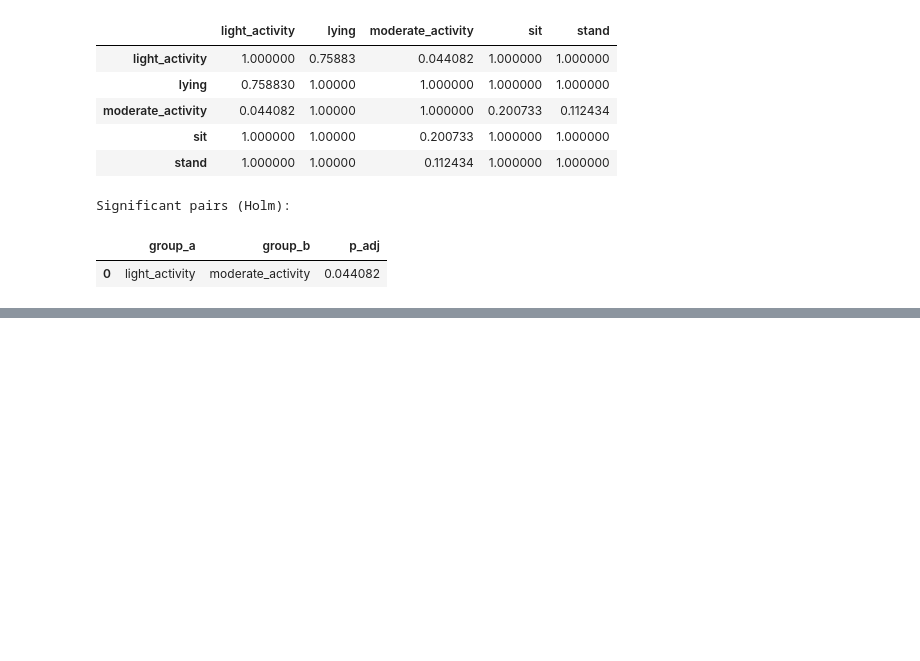
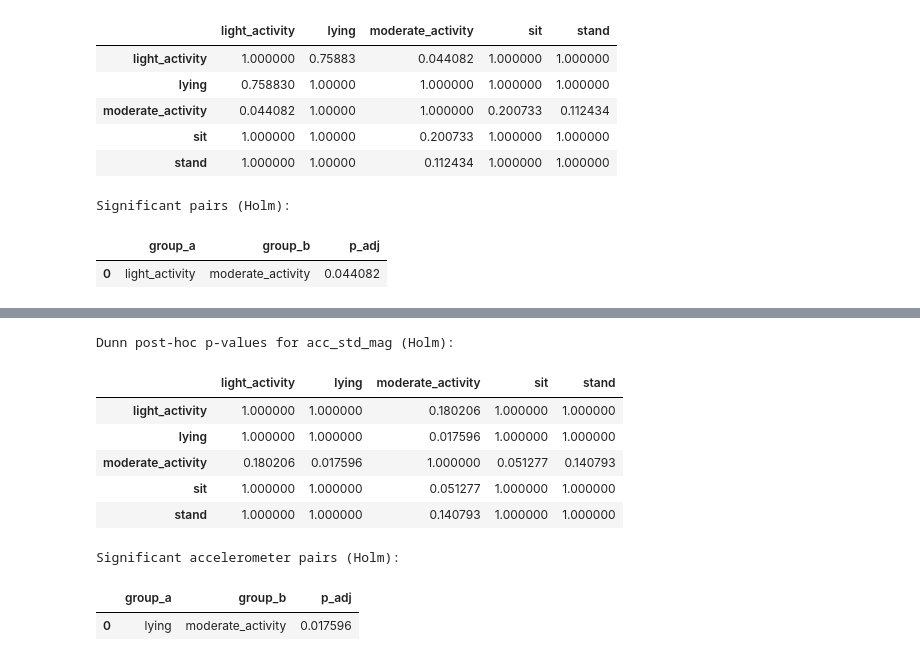
Before and after one commit to james-burdon/MDM3-dynamic-therapeutics, a Jupyter notebook: EDF_Activity_Analysis.ipynb, the cells around one changed output, grey strips where cells are left out. Cells and saved outputs as stored; diff of their text form; code cells hidden in the pictures; blank space fills up the shorter version.

Commit message:
Include Stat Analysis for Accelerometer Data
Statistically significant - yay!

```diff
--- a/EDF_Activity_Analysis.ipynb
+++ b/EDF_Activity_Analysis.ipynb
@@ -560,0 +611,46 @@ Significant pairs (Holm):
+# %%
+import scikit_posthocs as sp
+import pandas as pd
+
+# Prepare data (same structure as HRV post-hoc)
+df_posthoc_acc = agg.dropna(subset=["acc_std_mag", "activity_label"]).copy()
+
+# Dunn post-hoc for Kruskal–Wallis (Holm correction)
+pvals_holm_acc = sp.posthoc_dunn(
+    df_posthoc_acc,
+    val_col="acc_std_mag",
+    group_col="activity_label",
+    p_adjust="holm"
+)
+
+print("Dunn post-hoc p-values for acc_std_mag (Holm):")
+display(pvals_holm_acc)
+
+def pval_matrix_to_pairs(pmat, alpha=0.05):
+    pairs = []
+    for i in pmat.index:
+        for j in pmat.columns:
+            if i < j:  # avoid duplicates
+                p = pmat.loc[i, j]
+                if pd.notna(p) and p < alpha:
+                    pairs.append((i, j, p))
+    return pd.DataFrame(
+        pairs,
+        columns=["group_a", "group_b", "p_adj"]
+    ).sort_values("p_adj")
+
+sig_holm_acc = pval_matrix_to_pairs(pvals_holm_acc, alpha=0.05)
+
+print("Significant accelerometer pairs (Holm):")
+display(sig_holm_acc)
+# %% [output]
+Dunn post-hoc p-values for acc_std_mag (Holm):
+|  | light_activity | lying | moderate_activity | sit | stand |
+| light_activity | 1.000000 | 1.000000 | 0.180206 | 1.000000 | 1.000000 |
+| lying | 1.000000 | 1.000000 | 0.017596 | 1.000000 | 1.000000 |
+| moderate_activity | 0.180206 | 0.017596 | 1.000000 | 0.051277 | 0.140793 |
+| sit | 1.000000 | 1.000000 | 0.051277 | 1.000000 | 1.000000 |
+| stand | 1.000000 | 1.000000 | 0.140793 | 1.000000 | 1.000000 |
+Significant accelerometer pairs (Holm):
+|  | group_a | group_b | p_adj |
+| 0 | lying | moderate_activity | 0.017596 |
```
Also changed, not shown: parts of 3 cells of this notebook.
